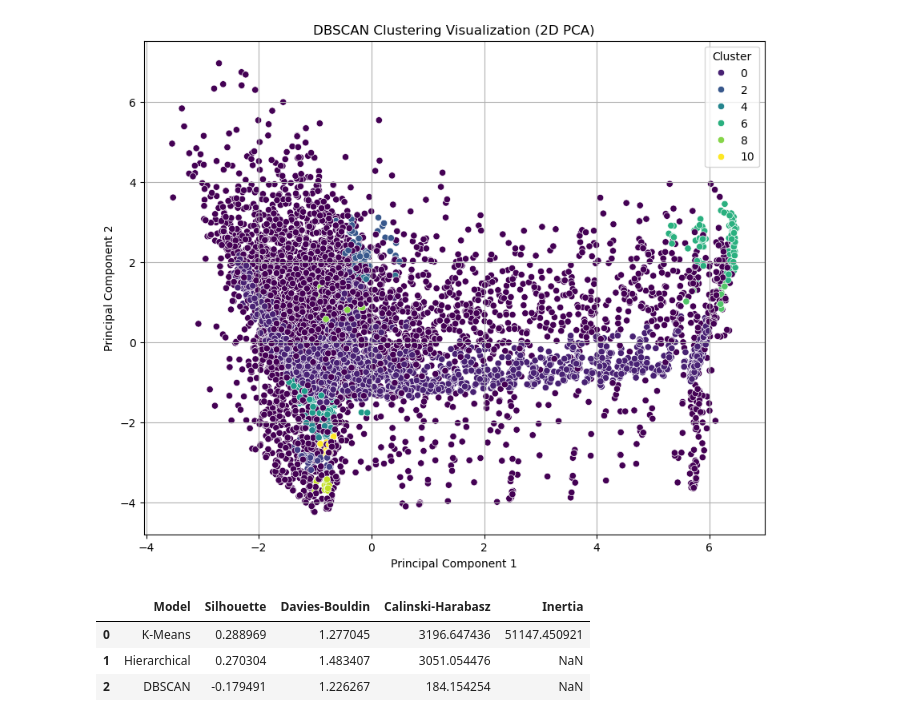
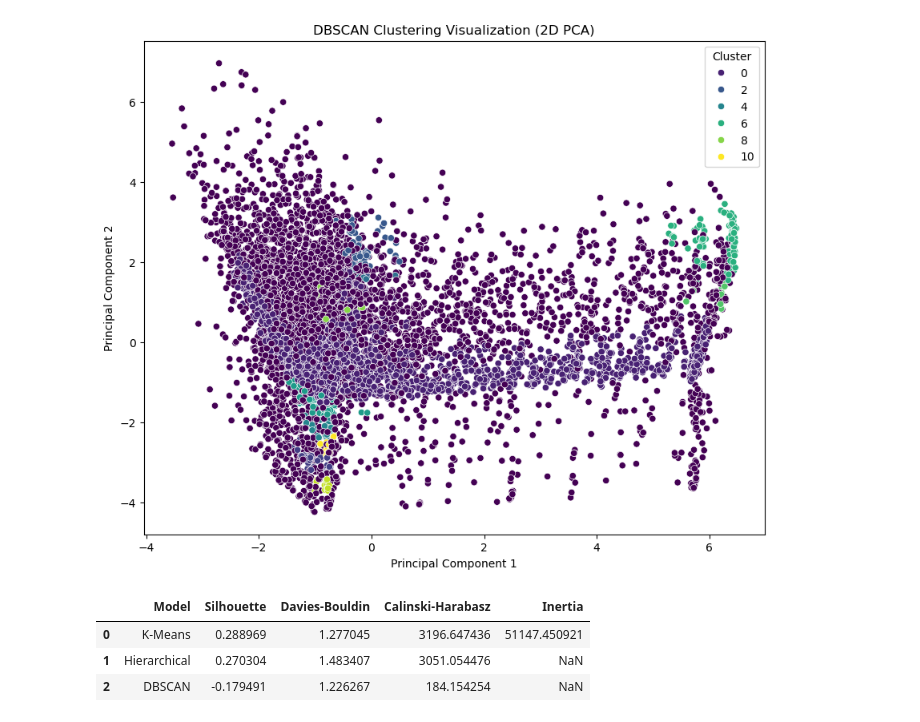
Before and after one commit to Jhananishri-B/CLUSTERING_TASK, a Jupyter notebook: CODE.ipynb, the cells around one changed output. Saved outputs shown, nothing was run; the diff lists cells and outputs as text; code cells hidden in the pictures.

```diff
--- a/CODE.ipynb
+++ b/CODE.ipynb
@@ -79,20 +79,20 @@ plt.show()
 # %%
 from sklearn.cluster import DBSCAN
 
-dbscan = DBSCAN(eps=0.8, min_samples=2 * len(df_features.columns))
-dbscan_labels = dbscan.fit_predict(df_processed)
-pca_df['DBSCAN_Cluster'] = dbscan_labels
+dbscan=DBSCAN(eps=0.8,min_samples=2 * len(df_features.columns))
+dbscan_labels=dbscan.fit_predict(df_processed)
+pca_df['DBSCAN_Cluster']=dbscan_labels
 
-plt.figure(figsize=(10, 8))
-sns.scatterplot(x='PC1', y='PC2', hue='DBSCAN_Cluster', data=pca_df, palette='viridis')
+plt.figure(figsize=(10,8))
+sns.scatterplot(x='PC1',y='PC2',hue='DBSCAN_Cluster',data=pca_df,palette='viridis')
 plt.title('DBSCAN Clustering Visualization (2D PCA)')
 plt.xlabel('Principal Component 1')
 plt.ylabel('Principal Component 2')
 plt.legend(title='Cluster')
-plt.grid(True)
+plt.grid(False)
 plt.show()
 # %% [output]
-[figure, old version]
+[figure, new version]
 # %%
 from sklearn.metrics import silhouette_score, davies_bouldin_score, calinski_harabasz_score
 
```
Also changed, not shown: parts of 5 cells of this notebook, 8 other files.
